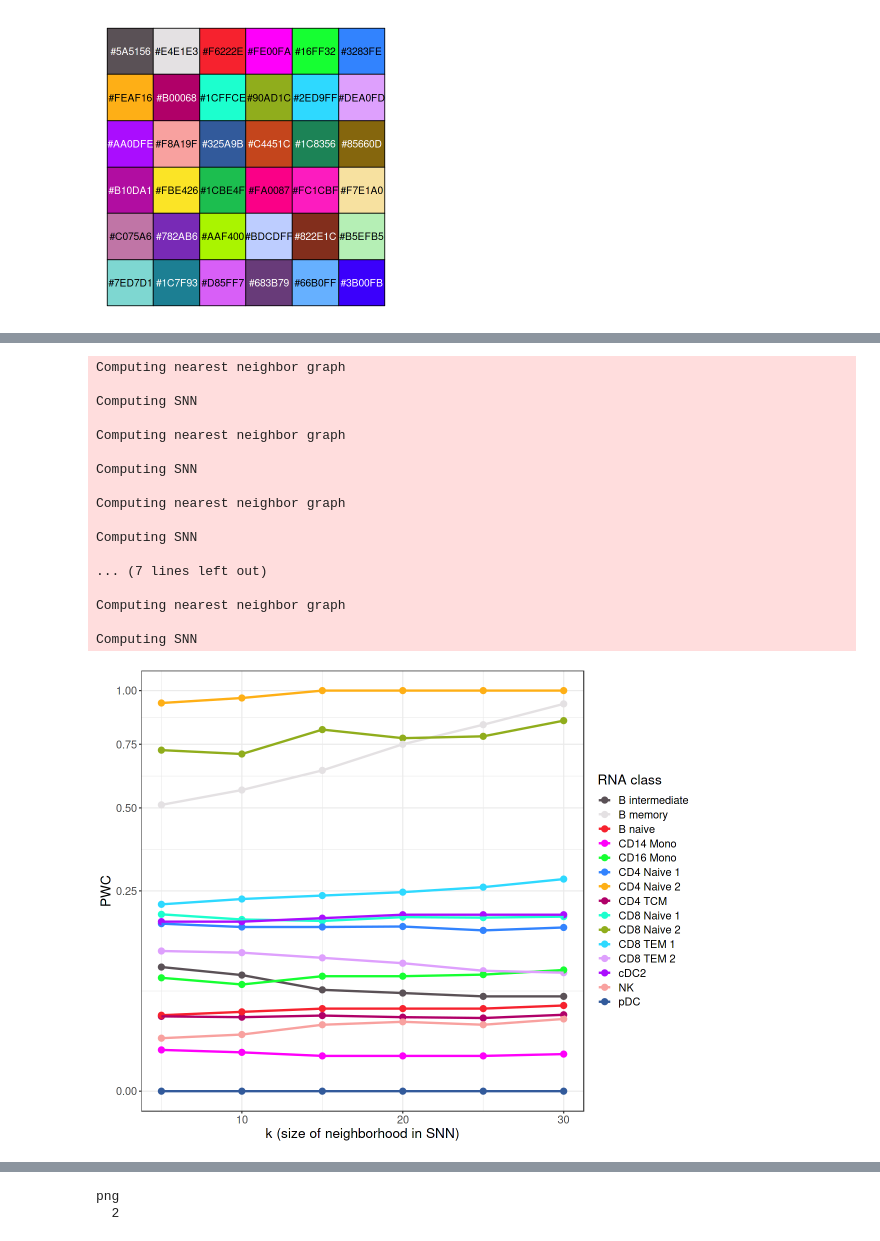
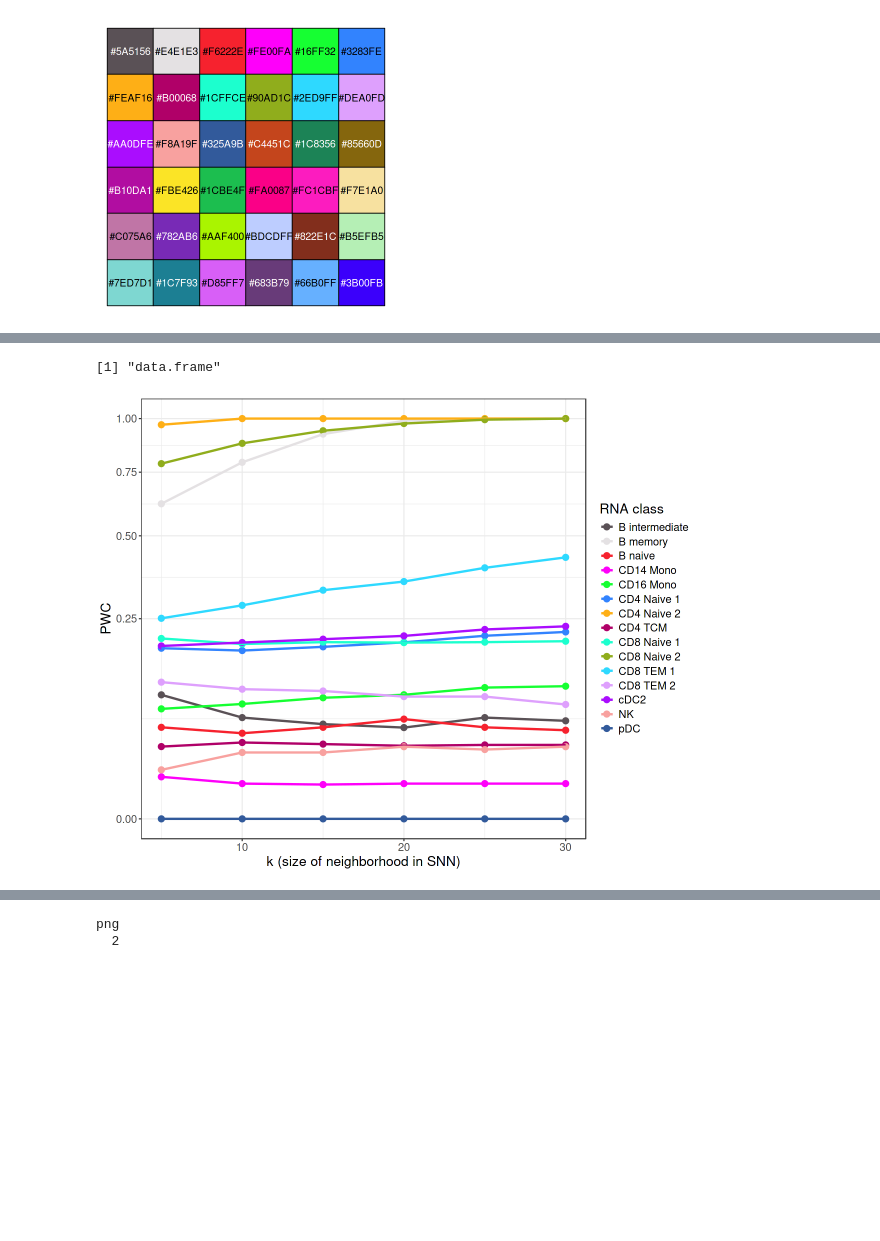
Before and after one commit to RoseYuan/metric_paper, a Jupyter notebook: Figures/PWC/PWC.ipynb, the cells around one changed output, grey strips where cells are left out. Drawn from its saved outputs; the diff is of its cells as text; code cells hidden in the pictures; blank space fills up the shorter version.

```diff
--- a/Figures/PWC/PWC.ipynb
+++ b/Figures/PWC/PWC.ipynb
@@ -32,45 +51,32 @@ Warning message:
+# %%
+embed <- read.table("../../PWC/PBMC_aggregation_ndim15_embeding.tsv", header = T, sep="\t", comment.char = "")
+embed <- embed[df$barcode,]
+# %%
+class(embed)
+# %% [output]
+[1] "data.frame"
+# %%
+df_pwc <- data.frame(class=c(), PWC=c(), k=c())
+for(k in c(5, 10, 15, 20, 25, 30)){
+    res <- getGraphClassMetrics(embed, labels = ground_truth, metrics=c("PWC"), k=k, directed = TRUE, shared=TRUE)
+    res$k <- k
+    df_pwc <- rbind(df_pwc, res)
+}
+# %%
+p1 <- df_pwc %>% ggplot(aes(x=k, y=PWC, color=class)) +
+geom_point(size=3) +
+geom_line(size=1) +
+theme_bw() +
+labs(x="k (size of neighborhood in SNN)", y="PWC", color="RNA class") +
+scale_color_manual(values=my_col_polychrome) +
+scale_y_sqrt() +
+theme(text = element_text(size = 16))
+p1
+# %% [output]
+[figure, added]
 # %%
 sobj_file <- "../../PWC/PBMC_aggregation_ndim15_sobj_SNN.RDS"
 sobj <- readRDS(sobj_file)
-# %%
-df_pwc <- data.frame(k=c(), label=c(), pwc=c())
-for(k in c(5, 10, 15, 20, 25, 30)){
-    g <- graph_from_sobj(sobj, n_neighbors=k)
-    for(label_idx in 1:length(unique(ground_truth))){
-        res <- pwc(g, ground_truth, label_idx)$j1_frac
-        df_pwc <- rbind(df_pwc, data.frame(k=k, label=unique(ground_truth)[label_idx],pwc=res))
-    }
-}
-# %% [output]
-Computing nearest neighbor graph
-
-Computing SNN
-
-Computing nearest neighbor graph
-
-Computing SNN
-
-Computing nearest neighbor graph
-
-Computing SNN
-
-... (7 lines left out)
-
-Computing nearest neighbor graph
-
-Computing SNN
-# %%
-p1 <- df_pwc %>% ggplot(aes(x=k, y=pwc, color=label)) +
-geom_point(size=3) +
-geom_line(size=1) +
-theme_bw() +
-labs(x="k (size of neighborhood in SNN)", y="PWC", color="RNA class") +
-scale_color_manual(values=my_col_polychrome) +
-scale_y_sqrt() +
-theme(text = element_text(size = 16))
-p1
-# %% [output]
-[figure, removed]
 # %%
 p3 <- DimPlot(sobj, reduction = "umap", label = F, repel=T,
     group.by = "ground_truth", cols="polychrome", pt.size=0.001)  +
```
Also changed, not shown: parts of 6 cells of this notebook, 1 other file.
